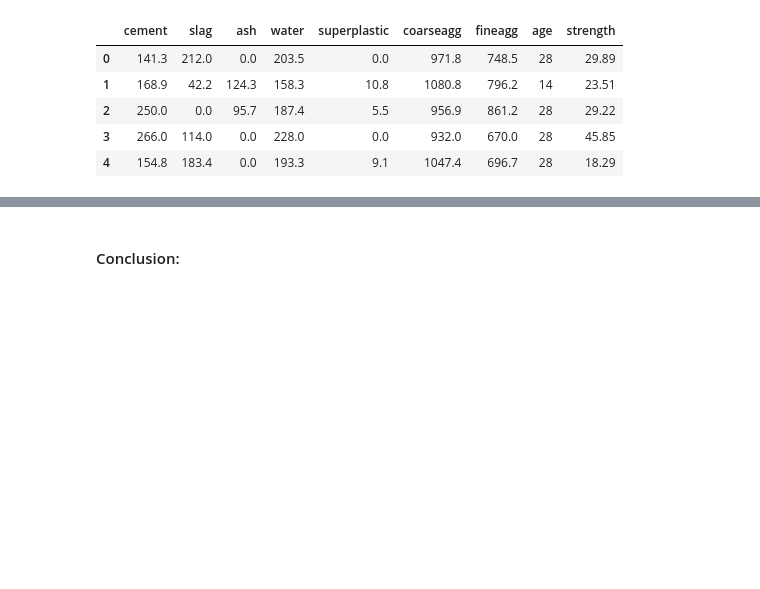
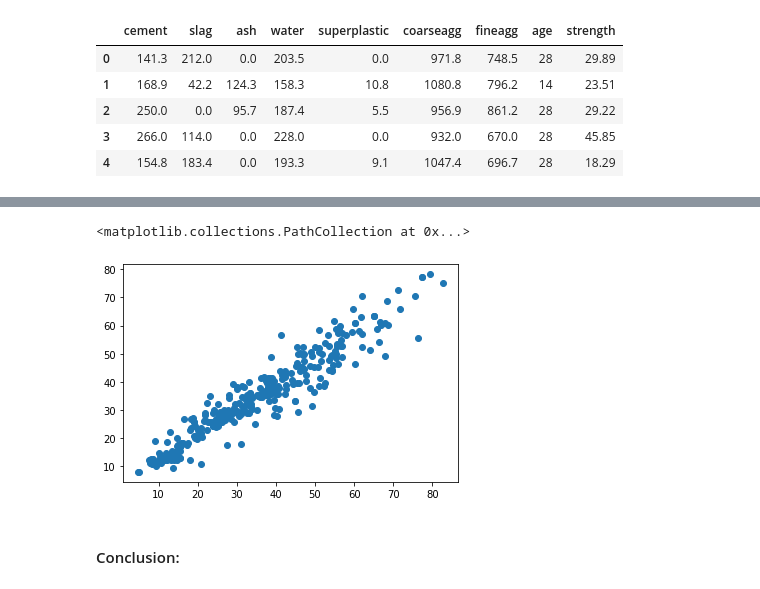
Before and after one commit to bharnats/Concrete-Strength-Prediction, a Jupyter notebook: ConcreteStrength_Regression.ipynb, the cells around one changed output, grey strips where cells are left out. Cells and saved outputs as stored; diff of their text form; code cells hidden in the pictures; blank space fills up the shorter version.

```diff
--- a/ConcreteStrength_Regression.ipynb
+++ b/ConcreteStrength_Regression.ipynb
@@ -499,0 +500,6 @@ clf.score(X_tests,y_tests)
+# %%
+# Dataframe to plot Actual vs Predicted
+y_preds=model_pipe.predict(X_tests)
+dict={'y_actual':y_tests,'y_pred':y_preds}
+compare_strength=pd.DataFrame(dict).reset_index(drop=True)
+compare_strength.head()
@@ -500,3 +513,8 @@ clf.score(X_tests,y_tests)
+# %%
+plt.scatter('y_actual','y_pred',data=compare_strength,marker='o')
+# %% [output]
+<matplotlib.collections.PathCollection at 0x...>
+[figure, added]
 # %% [markdown]
 #### Conclusion:
 # %% [markdown]
```
Also changed, not shown: parts of 18 cells of this notebook, 2 other files.
